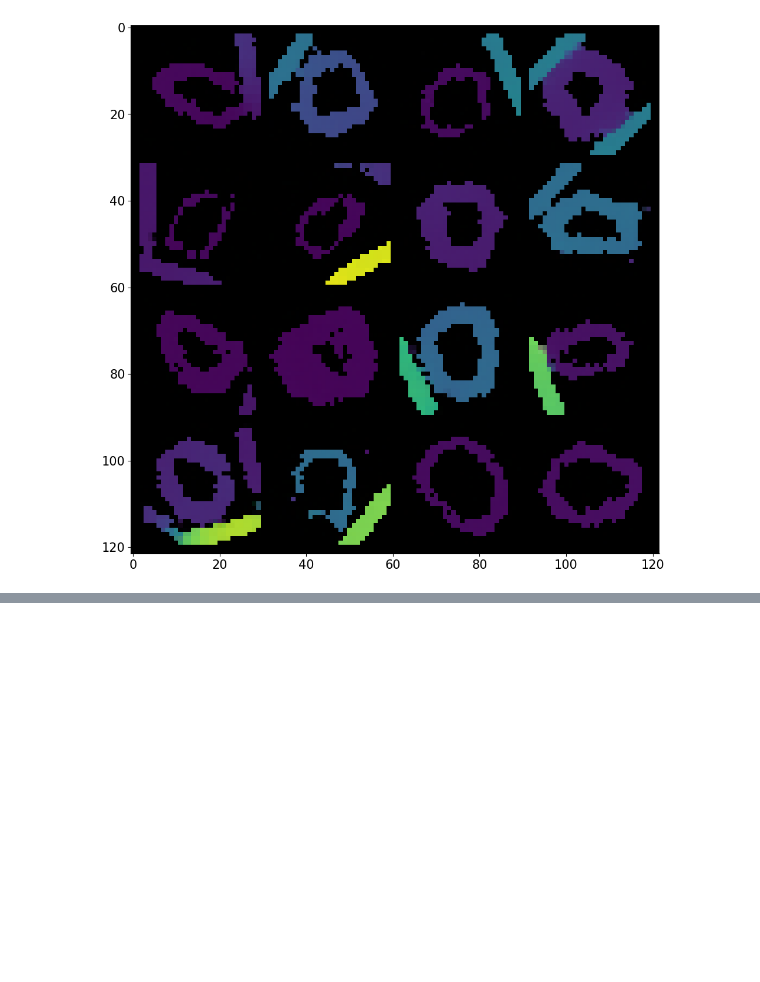
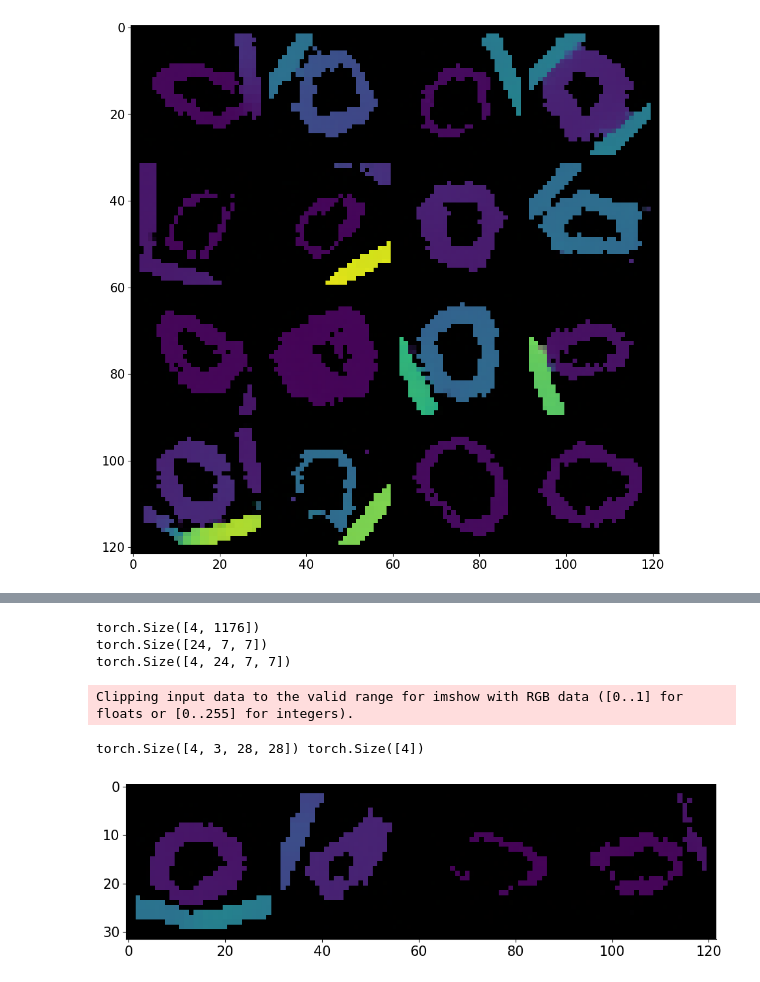
Before and after one commit to tree1111/CDRL, a Jupyter notebook: notebooks/Visualize NF Baseline.ipynb, the cells around one changed output, grey strips where cells are left out. Drawn from its saved outputs; the diff is of its cells as text; code cells hidden in the pictures; blank space fills up the shorter version.

```diff
--- a/notebooks/Visualize NF Baseline.ipynb
+++ b/notebooks/Visualize NF Baseline.ipynb
@@ -222,0 +310,50 @@ torch.Size([16, 3, 28, 28])
+# %%
+batch_size = 4
+causal_prior_samples = deepcopy(prior_samples[0])
+
+# reshape
+rep_shape = causal_prior_samples.shape[1:]
+causal_prior_samples = causal_prior_samples.reshape(batch_size, -1)
+print(causal_prior_samples.shape)
+
+# now perturb the causal prior samples
+cluster_start = 0
+cluster_end = causal_prior_samples.shape[1]
+causal_prior_samples[
+    :, cluster_start:cluster_end
+] += torch.distributions.uniform.Uniform(-0.25, 0.25).sample(
+    sample_shape=(batch_size, cluster_end - cluster_start)
+)
+# causal_prior_samples[:, cluster_start:cluster_end] *= -0.01
+# torch.randn(
+#     size=(batch_size, cluster_end - cluster_start)
+# )
+causal_prior_samples = causal_prior_samples.reshape(batch_size, *rep_shape)
+prior_samples[0] = causal_prior_samples
+
+print(rep_shape)
+print(causal_prior_samples.shape)
+# %% [output]
+torch.Size([4, 1176])
+torch.Size([24, 7, 7])
+torch.Size([4, 24, 7, 7])
+# %%
+# Extra evaluation:
+# here, we train a model of the representation of dataset images
+# then we fit and predict the distribution of the latent factors
+int_width_imgs, ldj = model.model.sample_with_prior(prior_samples=prior_samples)
+
+print(obs_imgs.shape, ldj.shape)
+# print([x.shape for x in prior_samples])
+
+plt.figure(figsize=(10, 10))
+plt.imshow(
+    np.transpose(
+        torchvision.utils.make_grid(int_width_imgs, nrow=4).cpu().numpy(), (1, 2, 0)
+    )
+)
+plt.show()
+# %% [output]
+Clipping input data to the valid range for imshow with RGB data ([0..1] for floats or [0..255] for integers).
+torch.Size([4, 3, 28, 28]) torch.Size([4])
+[figure, added]
```
Also changed, not shown: parts of 6 cells of this notebook, 4 other files.
